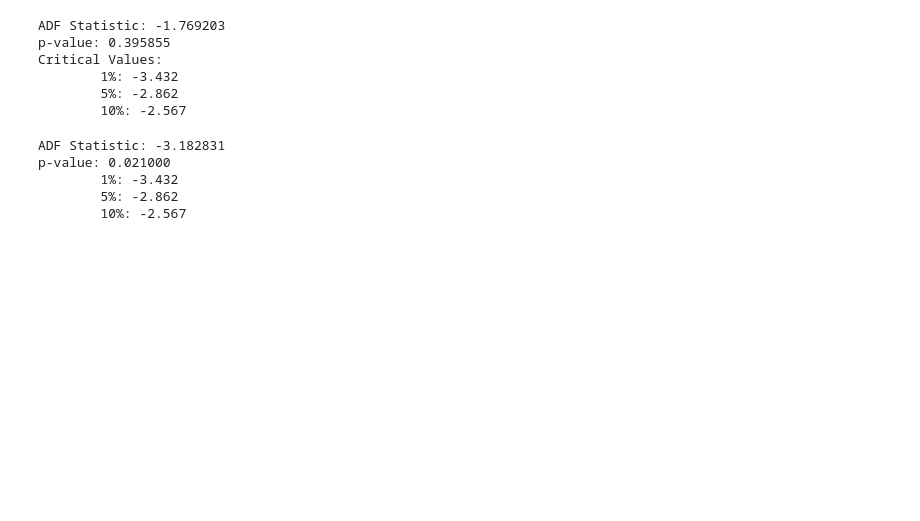
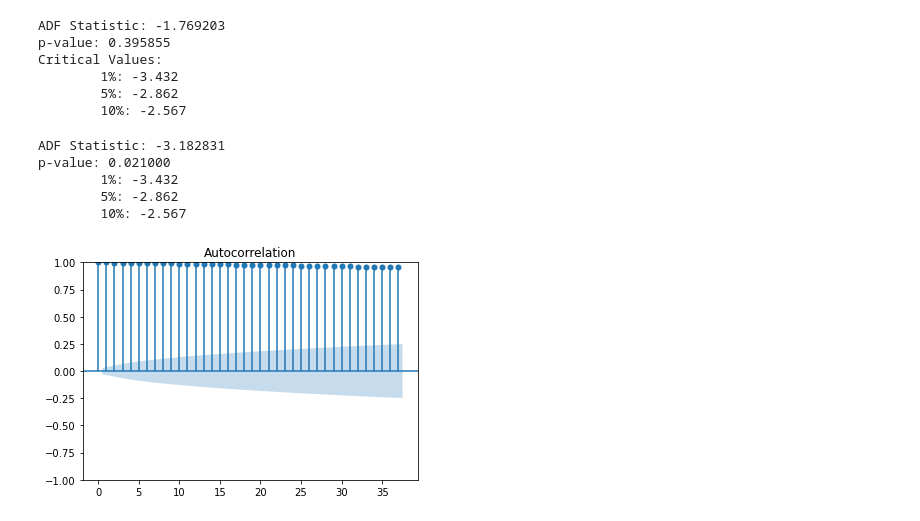
Before and after one commit to guevarch/projectchris, a Jupyter notebook: Final/BTC Stationary Test Prices.ipynb, the cells around one changed output. Drawn from its saved outputs; the diff is of its cells as text; code cells hidden in the pictures; blank space fills up the shorter version.

```diff
--- a/Final/BTC Stationary Test Prices.ipynb
+++ b/Final/BTC Stationary Test Prices.ipynb
@@ -130,3 +130,9 @@ p-value: 0.021000
         1%: -3.432
         5%: -2.862
         10%: -2.567
+# %%
+from statsmodels.graphics.tsaplots import plot_acf
+plot_acf(X)
+plt.show()
+# %% [output]
+[figure, added]
```
Also changed, not shown: parts of 3 cells of this notebook, 13 other files.
